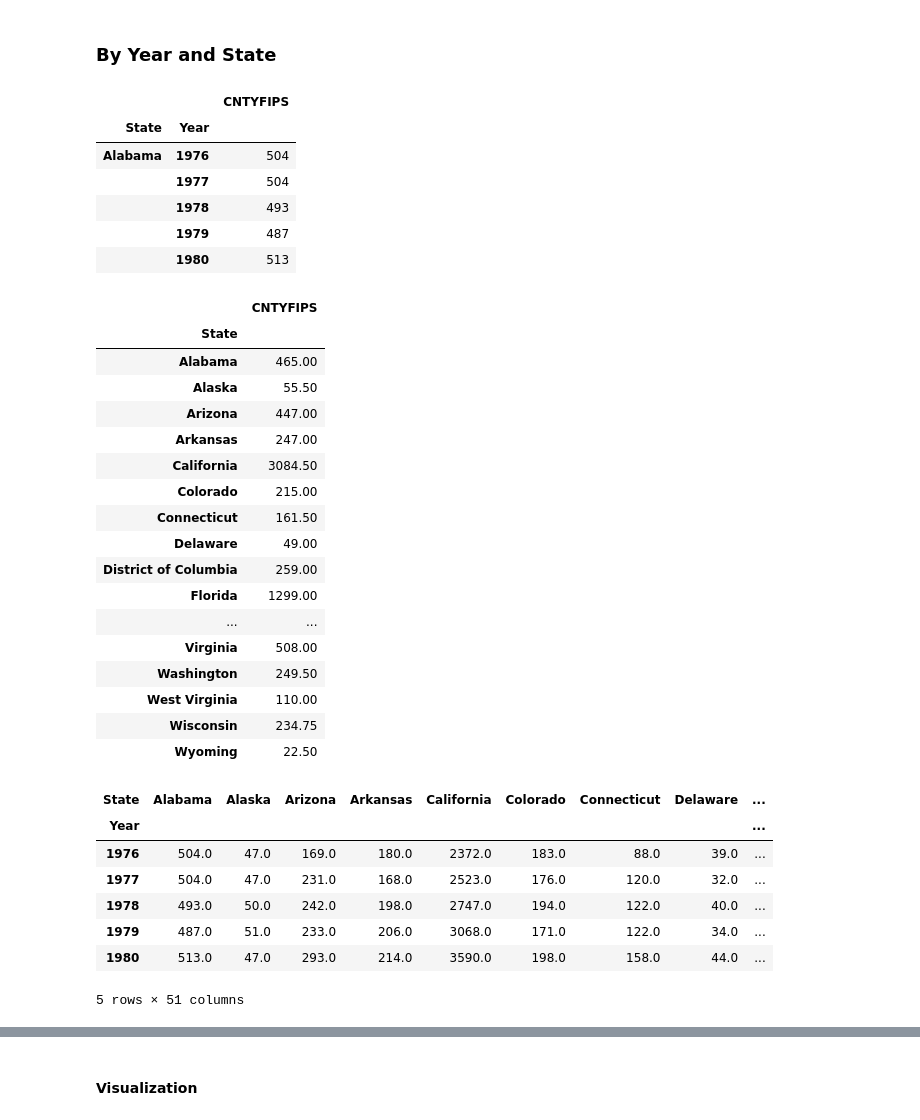
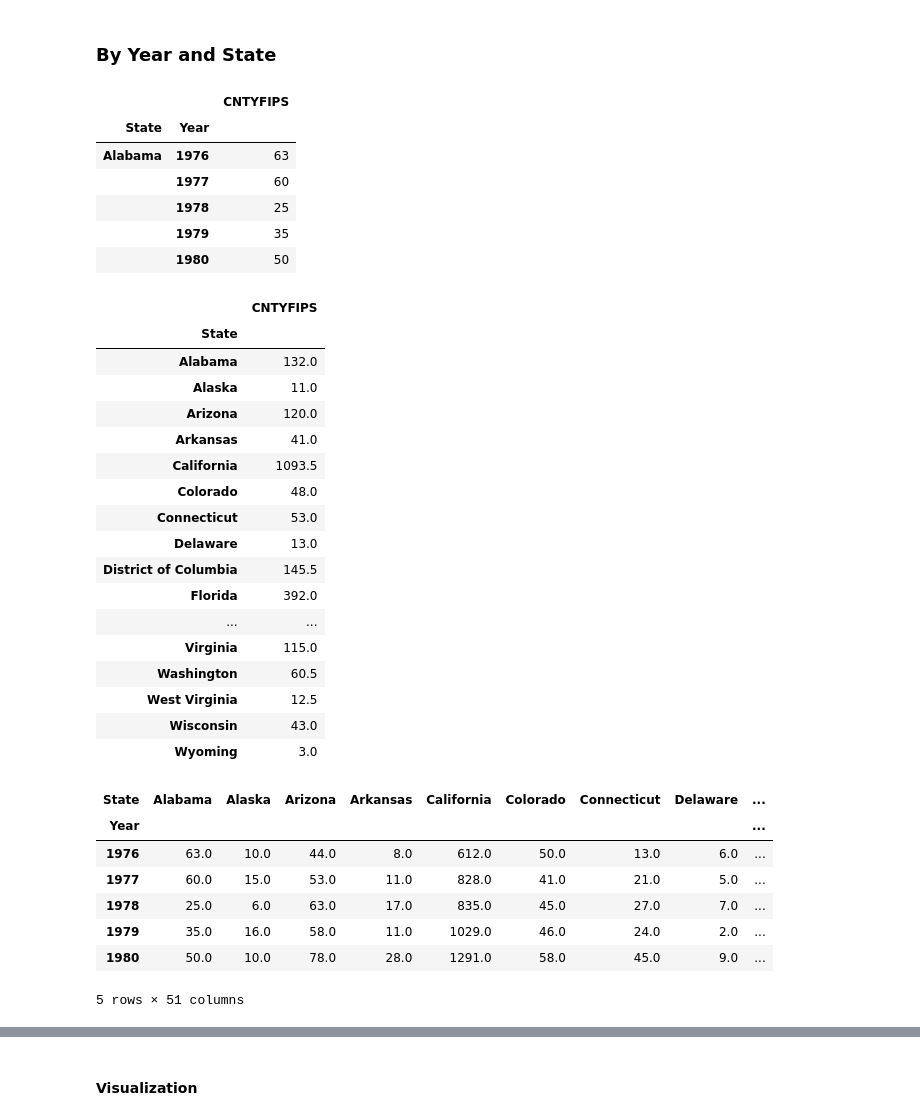
Before and after one commit to fadeeva/weird_projects, a Jupyter notebook: Serial_Killers/Outliers_in_Murder_Accountability_Project.ipynb, the cells around one changed output, grey strips where cells are left out. Drawn from its saved outputs; the diff is of its cells as text; code cells hidden in the pictures.

```diff
--- a/Serial_Killers/Outliers_in_Murder_Accountability_Project.ipynb
+++ b/Serial_Killers/Outliers_in_Murder_Accountability_Project.ipynb
@@ -148,38 +148,38 @@ ax[2].legend()
 # %% [markdown]
 ### By Year and State
 # %%
-year_state = map_data.groupby(['State', 'Year']).count()['CNTYFIPS'].to_frame()
+year_state = map_data[map_data['Solved']=='No'].groupby(['State', 'Year']).count()['CNTYFIPS'].to_frame()
 year_state.head()
 # %% [output]
 |  |  | CNTYFIPS |
 | State | Year |  |
-| Alabama | 1976 | 504 |
-|  | 1977 | 504 |
-|  | 1978 | 493 |
-|  | 1979 | 487 |
-|  | 1980 | 513 |
+| Alabama | 1976 | 63 |
+|  | 1977 | 60 |
+|  | 1978 | 25 |
+|  | 1979 | 35 |
+|  | 1980 | 50 |
 # %%
 year_state_75 = year_state.groupby(level=0).quantile(q=.75)['CNTYFIPS'].to_frame()
 year_state_75
 # %% [output]
 |  | CNTYFIPS |
 | State |  |
-| Alabama | 465.00 |
-| Alaska | 55.50 |
-| Arizona | 447.00 |
-| Arkansas | 247.00 |
-| California | 3084.50 |
-| Colorado | 215.00 |
-| Connecticut | 161.50 |
-| Delaware | 49.00 |
-| District of Columbia | 259.00 |
-| Florida | 1299.00 |
+| Alabama | 132.0 |
+| Alaska | 11.0 |
+| Arizona | 120.0 |
+| Arkansas | 41.0 |
+| California | 1093.5 |
+| Colorado | 48.0 |
+| Connecticut | 53.0 |
+| Delaware | 13.0 |
+| District of Columbia | 145.5 |
+| Florida | 392.0 |
 | ... | ... |
-| Virginia | 508.00 |
-| Washington | 249.50 |
-| West Virginia | 110.00 |
-| Wisconsin | 234.75 |
-| Wyoming | 22.50 |
+| Virginia | 115.0 |
+| Washington | 60.5 |
+| West Virginia | 12.5 |
+| Wisconsin | 43.0 |
+| Wyoming | 3.0 |
 # %%
 year_state_pv = year_state.copy()
 year_state_pv = pd.pivot_table(year_state_pv, index='Year', columns='State', values='CNTYFIPS')
@@ -187,11 +187,11 @@ year_state_pv.head()
 # %% [output]
 | State | Alabama | Alaska | Arizona | Arkansas | California | Colorado | Connecticut | Delaware | ... |
 | Year |  |  |  |  |  |  |  |  | ... |
-| 1976 | 504.0 | 47.0 | 169.0 | 180.0 | 2372.0 | 183.0 | 88.0 | 39.0 | ... |
-| 1977 | 504.0 | 47.0 | 231.0 | 168.0 | 2523.0 | 176.0 | 120.0 | 32.0 | ... |
-| 1978 | 493.0 | 50.0 | 242.0 | 198.0 | 2747.0 | 194.0 | 122.0 | 40.0 | ... |
-| 1979 | 487.0 | 51.0 | 233.0 | 206.0 | 3068.0 | 171.0 | 122.0 | 34.0 | ... |
-| 1980 | 513.0 | 47.0 | 293.0 | 214.0 | 3590.0 | 198.0 | 158.0 | 44.0 | ... |
+| 1976 | 63.0 | 10.0 | 44.0 | 8.0 | 612.0 | 50.0 | 13.0 | 6.0 | ... |
+| 1977 | 60.0 | 15.0 | 53.0 | 11.0 | 828.0 | 41.0 | 21.0 | 5.0 | ... |
+| 1978 | 25.0 | 6.0 | 63.0 | 17.0 | 835.0 | 45.0 | 27.0 | 7.0 | ... |
+| 1979 | 35.0 | 16.0 | 58.0 | 11.0 | 1029.0 | 46.0 | 24.0 | 2.0 | ... |
+| 1980 | 50.0 | 10.0 | 78.0 | 28.0 | 1291.0 | 58.0 | 45.0 | 9.0 | ... |
 5 rows × 51 columns
 # %%
 year_state_vis = year_state_pv.copy()
```
Also changed, not shown: parts of 5 cells of this notebook.
